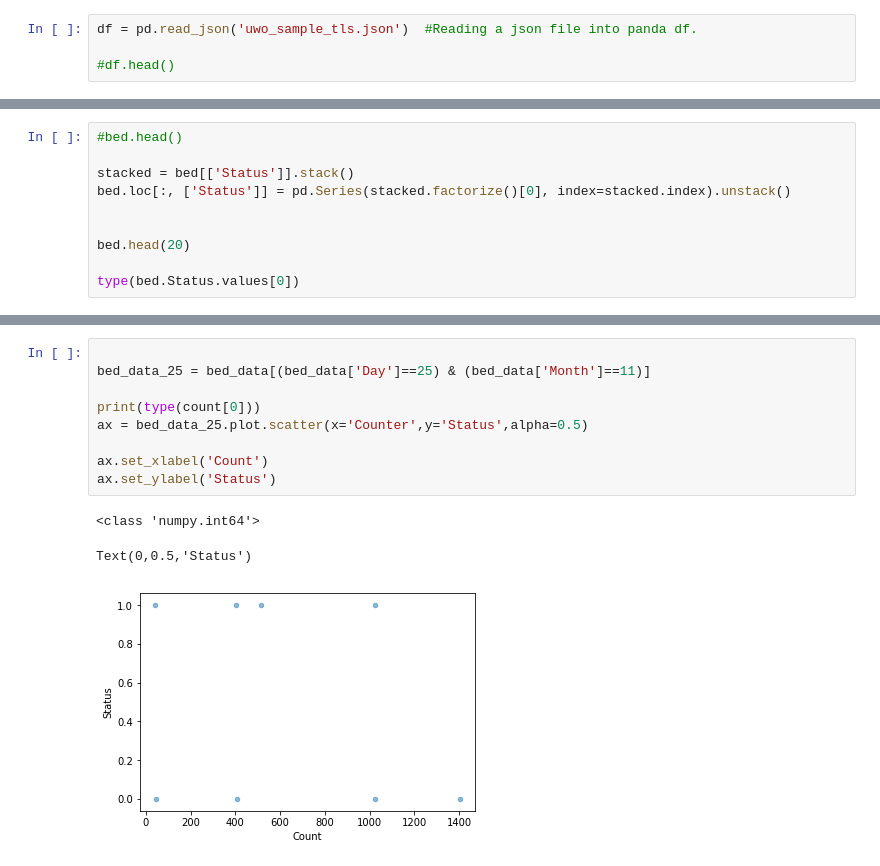
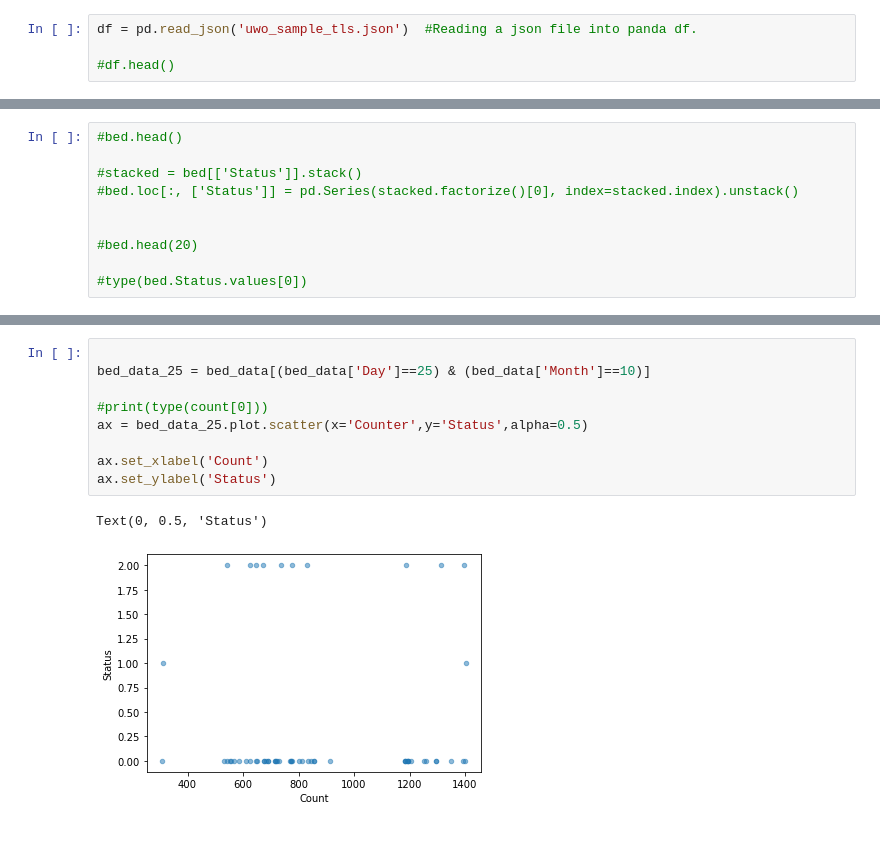
Before and after one commit to aorbani/SmartCity_DS, a Jupyter notebook: smart.ipynb, the cells around one changed output, grey strips where cells are left out. Cells and saved outputs as stored; diff of their text form; blank space fills up the shorter version.

```diff
--- a/smart.ipynb
+++ b/smart.ipynb
@@ -62,10 +81,10 @@ bed.head(20)
 # %%
 #bed.head()
 
-stacked = bed[['Status']].stack()
-bed.loc[:, ['Status']] = pd.Series(stacked.factorize()[0], index=stacked.index).unstack()
+#stacked = bed[['Status']].stack()
+#bed.loc[:, ['Status']] = pd.Series(stacked.factorize()[0], index=stacked.index).unstack()
 
 
-bed.head(20)
+#bed.head(20)
 
-type(bed.Status.values[0])
+#type(bed.Status.values[0])
@@ -103,14 +123,13 @@ bed_data_24.head(100)
 # %%
 
-bed_data_25 = bed_data[(bed_data['Day']==25) & (bed_data['Month']==11)]
+bed_data_25 = bed_data[(bed_data['Day']==25) & (bed_data['Month']==10)]
 
-print(type(count[0]))
+#print(type(count[0]))
 ax = bed_data_25.plot.scatter(x='Counter',y='Status',alpha=0.5)
 
 ax.set_xlabel('Count')
 ax.set_ylabel('Status')
 # %% [output]
-<class 'numpy.int64'>
+Text(0, 0.5, 'Status')
-Text(0,0.5,'Status')
-[figure, old version]
+[figure, new version]
 # %%
```
Also changed, not shown: parts of 17 cells of this notebook.
